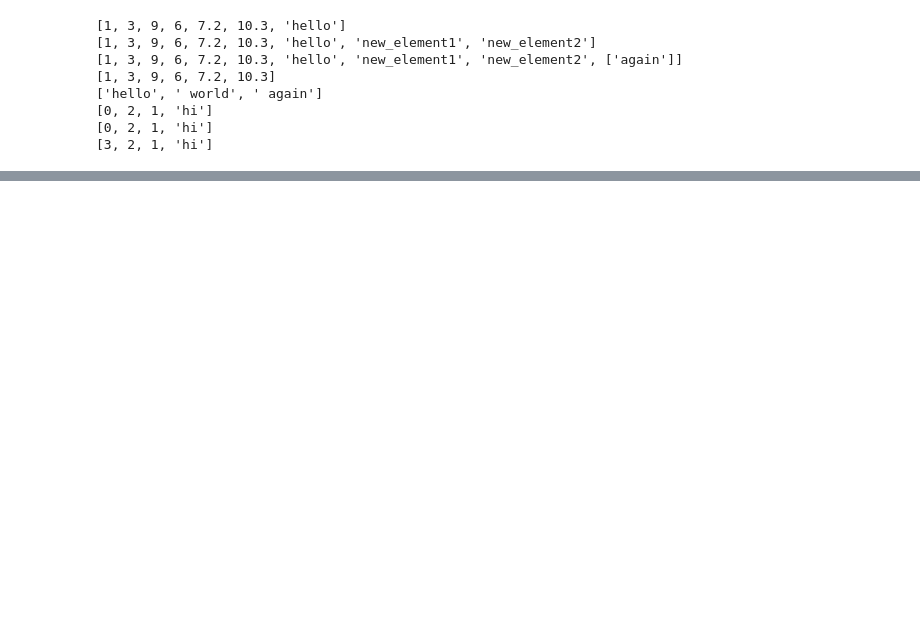
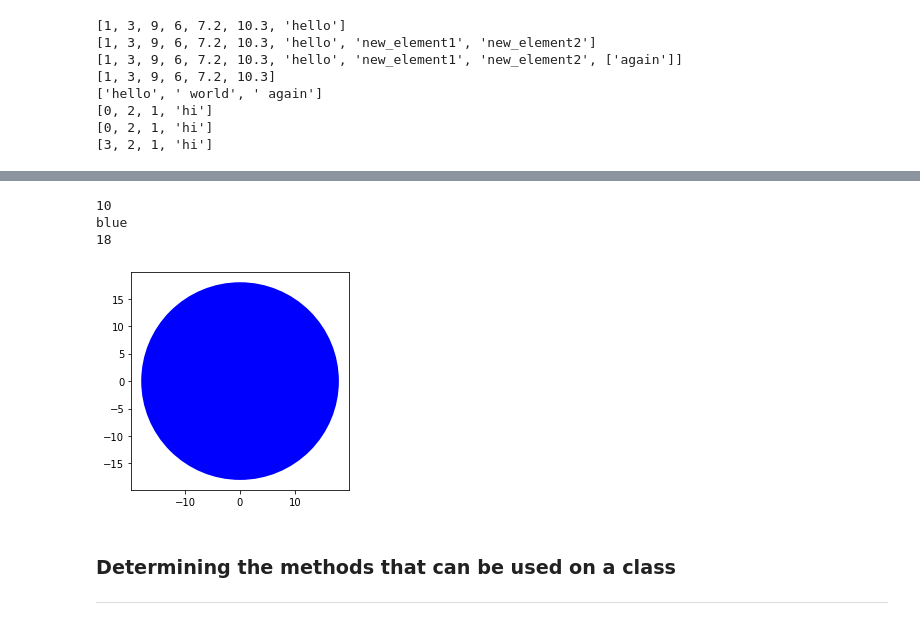
Before and after one commit to jesse3333/Python_Documentation, a Jupyter notebook: Jesses_Python_Basics.ipynb, the cells around one changed output, grey strips where cells are left out. Drawn from its saved outputs; the diff is of its cells as text; code cells hidden in the pictures; blank space fills up the shorter version.

```diff
--- a/Jesses_Python_Basics.ipynb
+++ b/Jesses_Python_Basics.ipynb
@@ -108,0 +391,48 @@ print(B1)
+# %%
+# Creating a new class with data attributes and methods
+## __init__ is a special method known as a constructor to tell python you are making a class
+
+
+class circle(object):
+    def __init__(self,radius,color): # self is identifying the new object, radius and color are the parameters of the new class
+        self.radius = radius;
+        self.color = color;
+        # data attributes: radius, color
+
+    #creating a method for the circle class:
+    def add_radius(self,r):
+        self.radius = self.radius+r
+        return(self.radius)
+    # Method2 from IBM Coursera class
+    def drawCircle(self):
+        plt.gca().add_patch(plt.Circle((0, 0), radius=self.radius, fc=self.color))
+        plt.axis('scaled')
+        plt.show()
+class rectangle(object):
+    def __init__(self,height,width,color):
+        self.height = height;
+        self.width = width;
+        self.color = color;
+        # data attibutes: length, width, color
+
+C1 = circle(10,'blue')
+print(C1.radius)
+print(C1.color)
+C1.add_radius(8)
+print(C1.radius)
+# %% [output]
+10
+blue
+18
+# %%
+# Import matplotlib library
+
+import matplotlib.pyplot as plt
+%matplotlib inline
+
+C1.drawCircle()
+# %% [output]
+[figure, added]
+# %% [markdown]
+### Determining the methods that can be used on a class
+---
```
Also changed, not shown: parts of 69 cells of this notebook.
